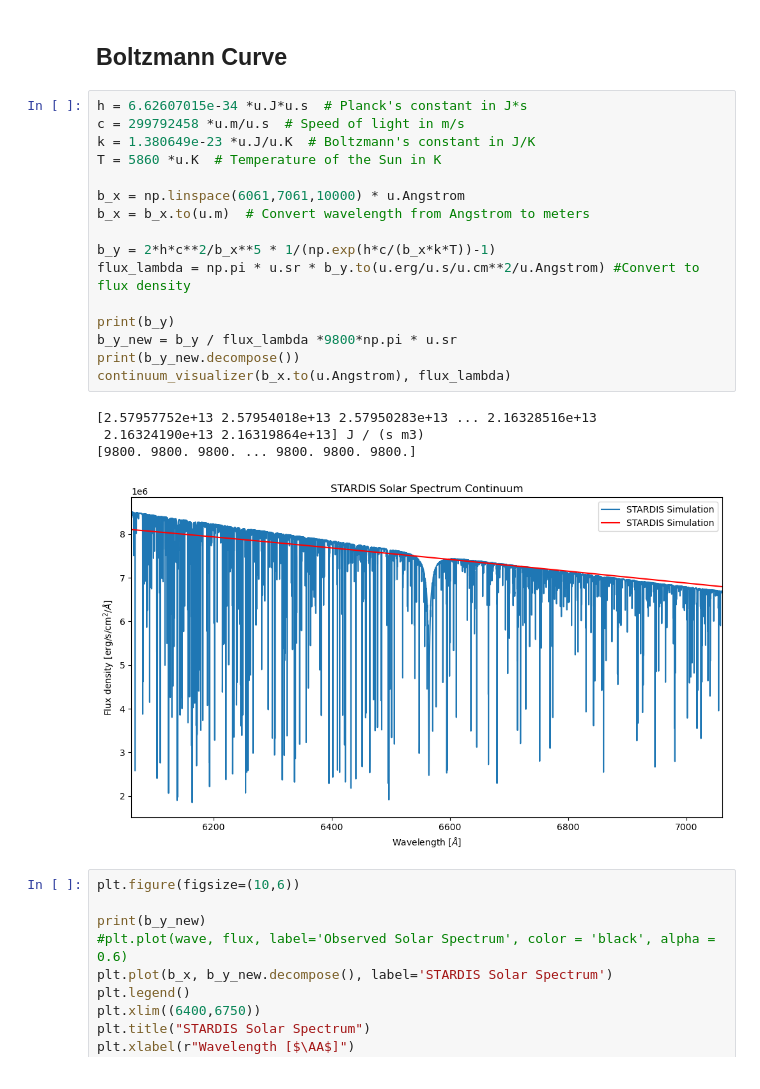
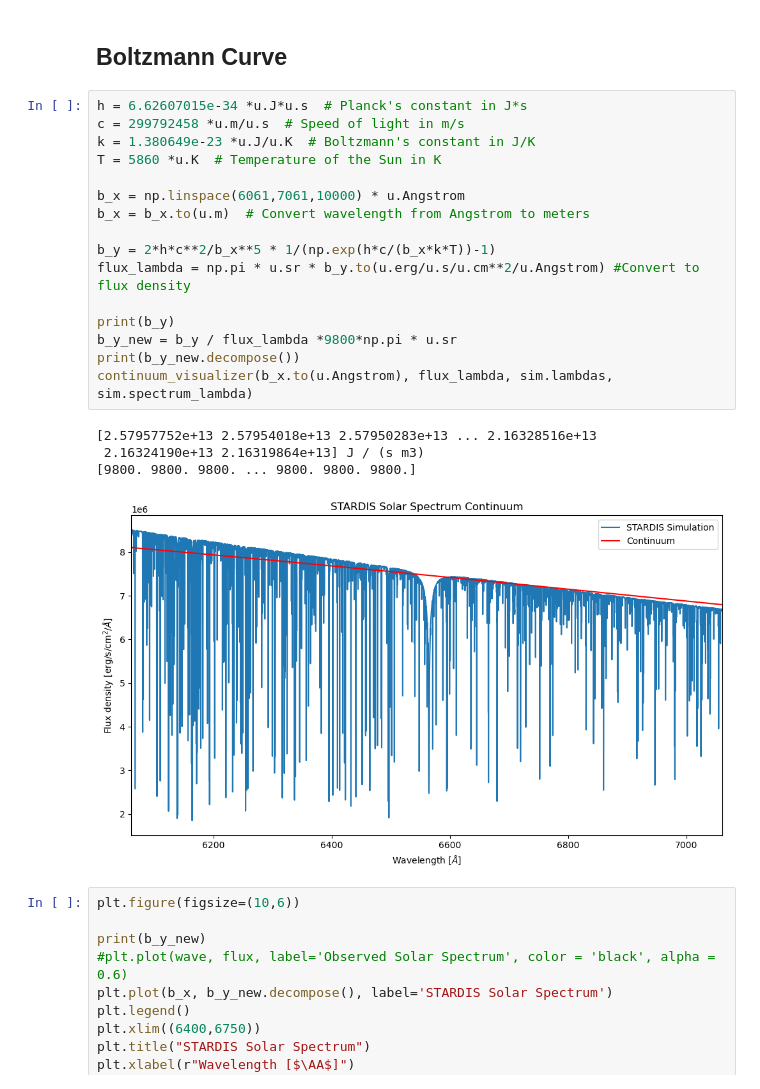
Before and after one commit to Keshavj-07/first_proj, a Jupyter notebook: scripts/Solar_Spectrum.ipynb, the cells around one changed output. Drawn from its saved outputs; the diff is of its cells as text.

```diff
--- a/scripts/Solar_Spectrum.ipynb
+++ b/scripts/Solar_Spectrum.ipynb
@@ -217,24 +151,24 @@ plt.show()
 # %%
 h = 6.62607015e-34 *u.J*u.s  # Planck's constant in J*s
 c = 299792458 *u.m/u.s  # Speed of light in m/s
 k = 1.380649e-23 *u.J/u.K  # Boltzmann's constant in J/K
 T = 5860 *u.K  # Temperature of the Sun in K
 
 b_x = np.linspace(6061,7061,10000) * u.Angstrom
 b_x = b_x.to(u.m)  # Convert wavelength from Angstrom to meters
 
 b_y = 2*h*c**2/b_x**5 * 1/(np.exp(h*c/(b_x*k*T))-1)
 flux_lambda = np.pi * u.sr * b_y.to(u.erg/u.s/u.cm**2/u.Angstrom) #Convert to flux density
 
 print(b_y)
 b_y_new = b_y / flux_lambda *9800*np.pi * u.sr
 print(b_y_new.decompose())
-continuum_visualizer(b_x.to(u.Angstrom), flux_lambda)
+continuum_visualizer(b_x.to(u.Angstrom), flux_lambda, sim.lambdas, sim.spectrum_lambda)
 # %% [output]
 [2.57957752e+13 2.57954018e+13 2.57950283e+13 ... 2.16328516e+13
  2.16324190e+13 2.16319864e+13] J / (s m3)
 [9800. 9800. 9800. ... 9800. 9800. 9800.]
-[figure, old version]
+[figure, new version]
 # %%
 plt.figure(figsize=(10,6))
 
```
Also changed, not shown: parts of 17 cells of this notebook.
